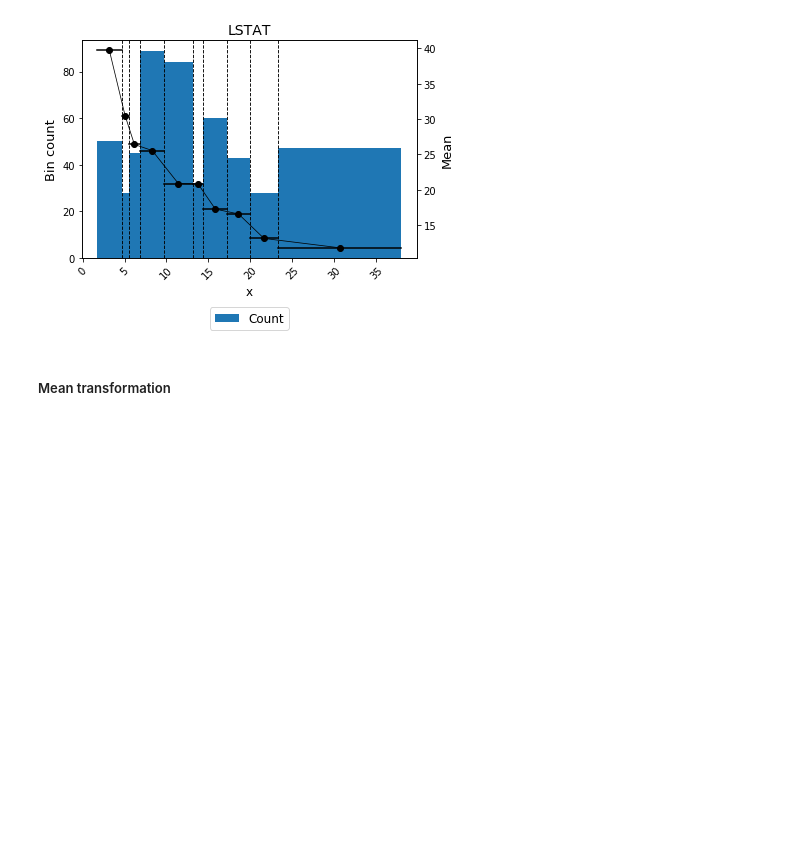
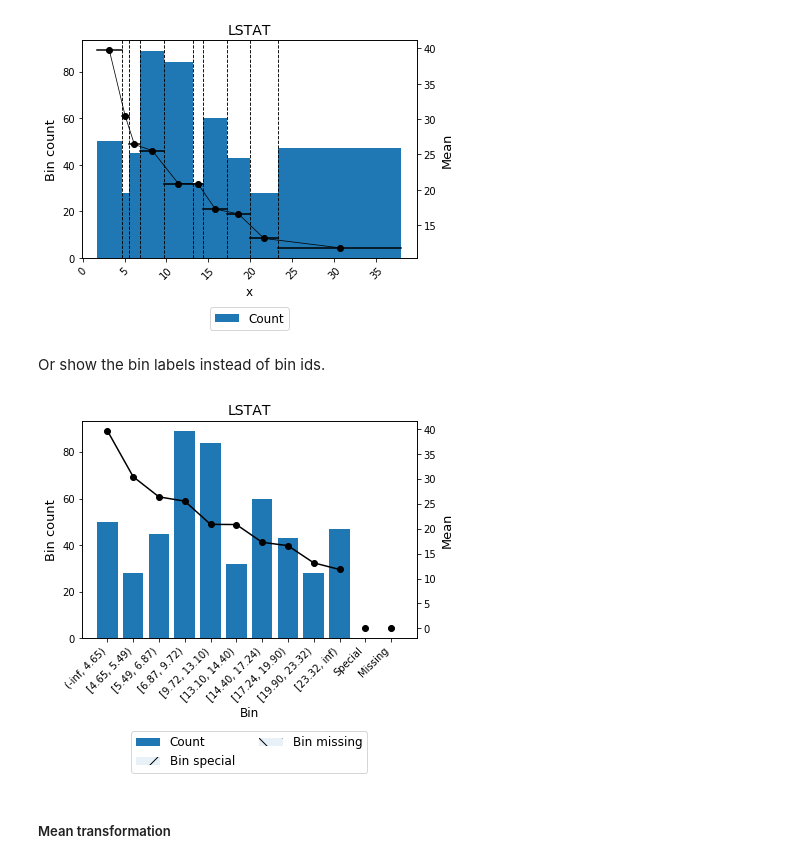
Before and after one commit to guillermo-navas-palencia/optbinning, a Jupyter notebook: doc/source/tutorials/tutorial_continuous.ipynb, the cells around one changed output. Cells and saved outputs as stored; diff of their text form; code cells hidden in the pictures; blank space fills up the shorter version.

```diff
--- a/doc/source/tutorials/tutorial_continuous.ipynb
+++ b/doc/source/tutorials/tutorial_continuous.ipynb
@@ -106,6 +106,12 @@ Optionally, you can show the binning plot with the actual bin widths.
 binning_table.plot(style="actual")
 # %% [output]
 [figure]
+# %% [markdown]
+Or show the bin labels instead of bin ids.
+# %%
+binning_table.plot(show_bin_labels=True)
+# %% [output]
+[figure, added]
 # %% [markdown]
 ##### Mean transformation
 # %% [markdown]
```
Also changed, not shown: parts of 7 cells of this notebook, 17 other files.
